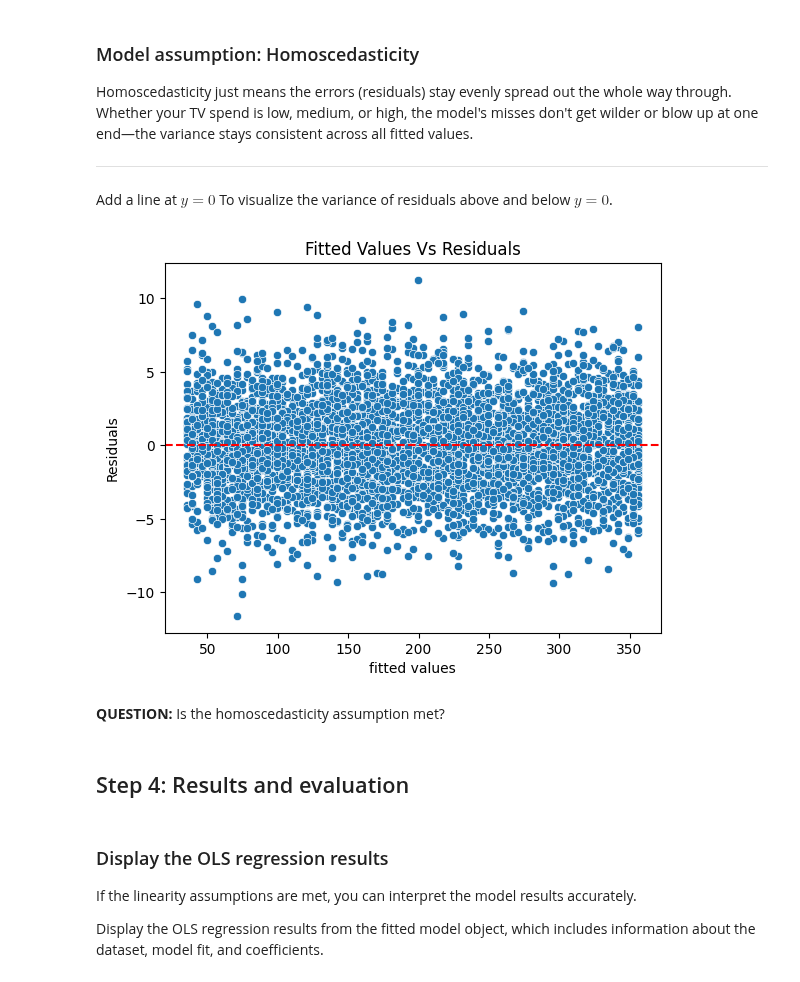
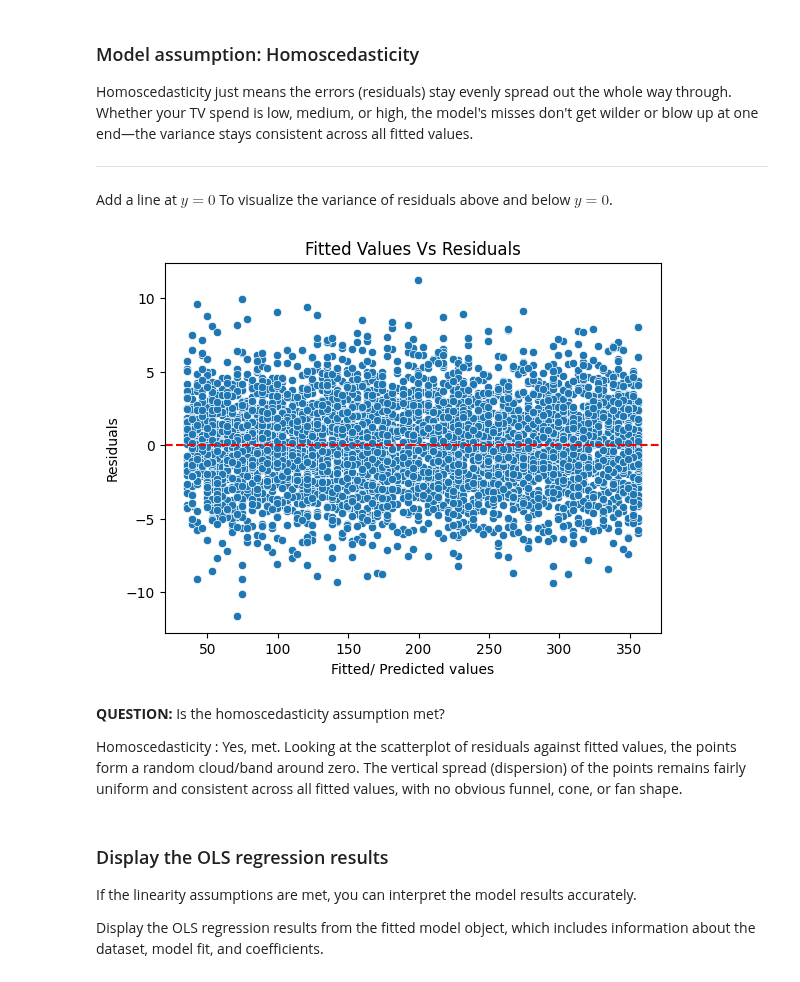
Before and after one commit to dyyland23-glitch/Marketing_Evaluate_simple_and_multiple_regression, a Jupyter notebook: Activity_Evaluate simple linear regression.ipynb, the cells around one changed output. Drawn from its saved outputs; the diff is of its cells as text; code cells hidden in the pictures.

```diff
--- a/Activity_Evaluate simple linear regression.ipynb
+++ b/Activity_Evaluate simple linear regression.ipynb
@@ -478,24 +476,25 @@ fitted_values = model.predict(X)
 # %%
 # Create a scatterplot with the fitted values from the model and the residuals.
 
 fig = sns.scatterplot (x=fitted_values, y=residuals)
-fig.set_xlabel("fitted values")
+fig.set_xlabel("Fitted/ Predicted values")
 fig.set_ylabel("Residuals")
 fig.set_title("Fitted Values Vs Residuals")
 
 
 # Add a line at  y=0  To visualize the variance of residuals above and below y=0.
 
 fig.axhline(0, color="red", linestyle="--")
 
 
 plt.show()
 # %% [output]
-[figure, old version]
+[figure, new version]
 # %% [markdown]
 **QUESTION:** Is the homoscedasticity assumption met?
+
+
+Homoscedasticity : Yes, met. Looking at the scatterplot of residuals against fitted values, the points form a random cloud/band around zero. The vertical spread (dispersion) of the points remains fairly uniform and consistent across all fitted values, with no obvious funnel, cone, or fan shape.
-# %% [markdown]
-## Step 4: Results and evaluation
 # %% [markdown]
 ### Display the OLS regression results
 
```
Also changed, not shown: parts of 5 cells of this notebook.
